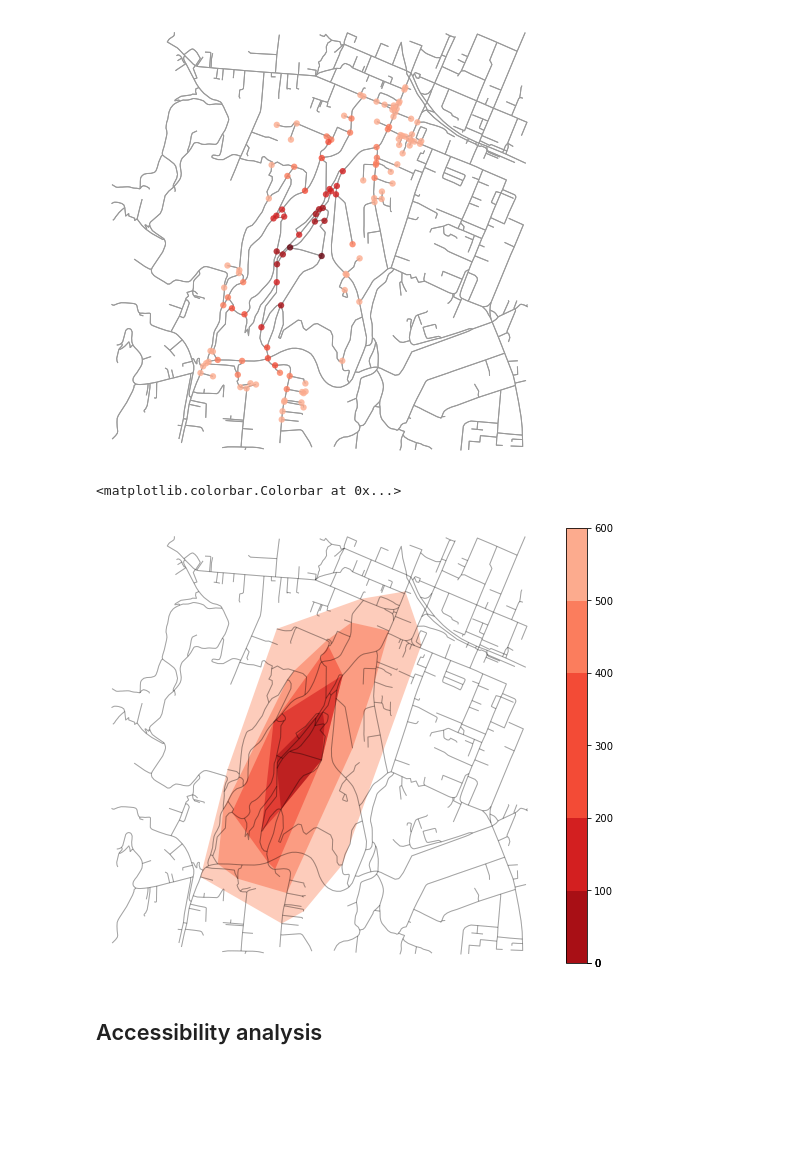
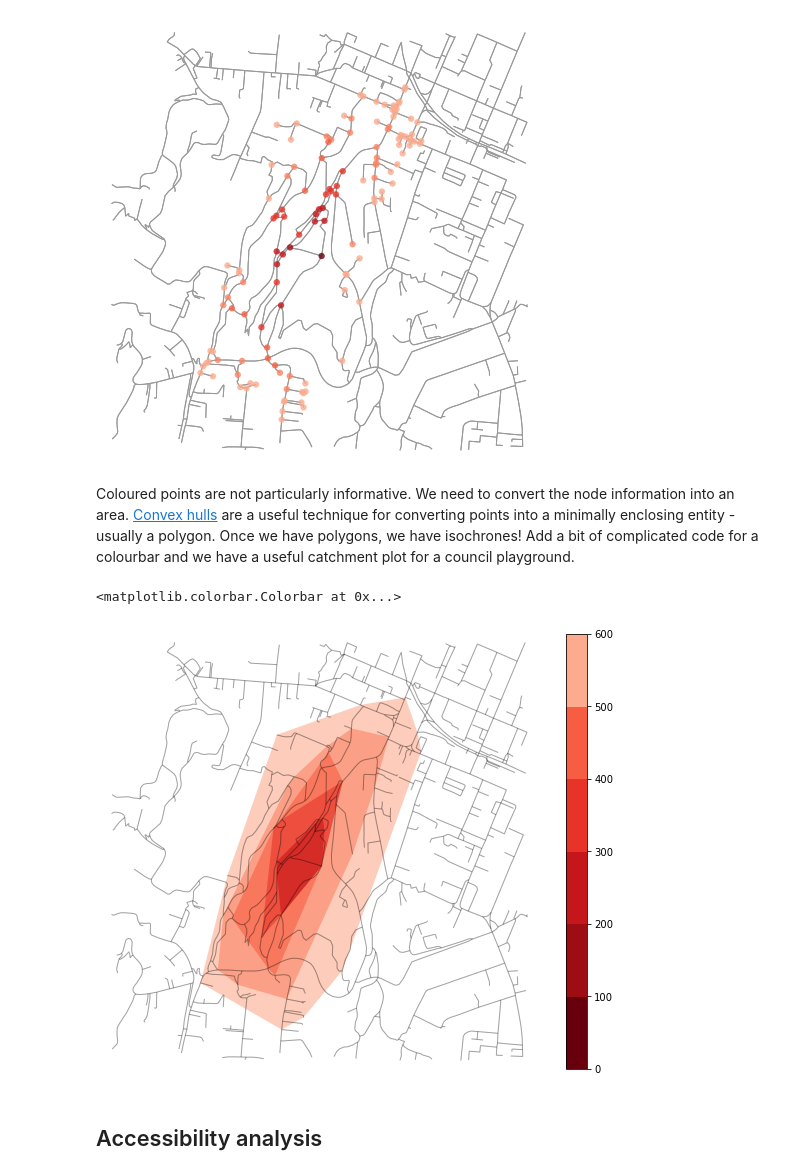
Before and after one commit to shriv/foss4g-workshop, a Jupyter notebook: notebooks/applications.ipynb, the cells around one changed output. Saved outputs shown, nothing was run; the diff lists cells and outputs as text; code cells hidden in the pictures; blank space fills up the shorter version.

Commit message:
Finished basic text until catchment analysis

```diff
--- a/notebooks/applications.ipynb
+++ b/notebooks/applications.ipynb
@@ -244,50 +291,63 @@ The elevation profile gives a clear picture of the ups and downs in the shortest
 # %%
-trip_distances = [100, 200, 300, 400, 500, 600]
+# Set the isochrone thresholds
+trip_distances = [0, 100, 200, 300, 400, 500, 600]
 
+# Generate some colours for the isochrones
 iso_colors = ox.get_colors(n=len(trip_distances), cmap='Reds', start=0.3, return_hex=True)
-# color the nodes according to isochrone then plot the street network
+
+# Subset egographs for each of the isochrones
+# Set colours of nodes by the isochrone
+# Reverse the isochrones so that darker is closer
 node_colors = {}
 for trip_distance, color in zip(sorted(trip_distances, reverse=True), iso_colors):
     subgraph = nx.ego_graph(G, destination_node, radius=trip_distance, distance='length')
     for node in subgraph.nodes():
         node_colors[node] = color
 
+# Create node size and node colour variables for nodes within the isochrones
 nc = [node_colors[node] if node in node_colors else 'none' for node in G.nodes()]
 ns = [40 if node in node_colors else 0 for node in G.nodes()]
 
+# Plot a basic catchment graph
 fig, ax = ox.plot_graph(G, fig_height=8, node_color=nc, node_size=ns, node_alpha=0.8, node_zorder=2)
 # %% [output]
 [figure]
+# %% [markdown]
+Coloured points are not particularly informative. We need to convert the node information into an area. [Convex hulls](https://en.wikipedia.org/wiki/Convex_hull) are a useful technique for converting points into a minimally enclosing entity - usually a polygon. Once we have polygons, we have isochrones! Add a bit of complicated code for a colourbar and we have a useful catchment plot for a council playground.
 # %%
 isochrone_polys = []
 
+# Subset egographs for each of the isochrones
+# Reverse the isochrones so that darker is closer
+# Set colours of nodes by the isochrone
+# Combine all the nodes within the isochrone into a polygon
 for trip_distance in sorted(trip_distances, reverse=True):
     subgraph = nx.ego_graph(G, destination_node, radius=trip_distance, distance='length')
     node_points = [Point((data['x'], data['y'])) for node, data in subgraph.nodes(data=True)]
     bounding_poly = gpd.GeoSeries(node_points).unary_union.convex_hull
     isochrone_polys.append(bounding_poly)
 
-# plot the network then add isochrones as colored descartes polygon patches
+# Plot the network
 fig, ax = ox.plot_graph(G, fig_height=8, show=False, close=False, edge_color='k', edge_alpha=0.2, node_color='none')
 
-# Add polygon patch
+# Add polygon patches for each isochrone
+# Colours are the same as the previous plot
+# Some of the bounding polygons have not created polygons: don't plot these
 for polygon, fc in zip(isochrone_polys, iso_colors):
     if polygon.geom_type == 'Polygon':
         patch = PolygonPatch(polygon, fc=fc, ec='none', alpha=0.6, zorder=-1)
         ax.add_patch(patch)
 
-# Add zero to trip_times since we're looking at time intervals for the catchment areas
-trip_distances.insert(0, 0)
-
 # Add colorbar
-cmap = mpl.colors.ListedColormap(iso_colors[::-1])
+# This is an extraordinarily complicated piece of code
+# We won't go through the details in this workshop!
+cmap = mpl.colors.ListedColormap(list(reversed(iso_colors)))
 norm = mpl.colors.BoundaryNorm(trip_distances, cmap.N)
 sm = plt.cm.ScalarMappable(cmap=cmap, norm=norm)
-sm.set_array([])
-plt.colorbar(sm,ticks= trip_distances, spacing='proportional')
+plt.colorbar(sm, ticks= trip_distances, spacing='proportional')
 # %% [output]
 <matplotlib.colorbar.Colorbar at 0x...>
-[figure, old version]
+[figure, new version]
 # %% [markdown]
 ## Accessibility analysis
 # %% [markdown]
```
Also changed, not shown: parts of 15 cells of this notebook.
